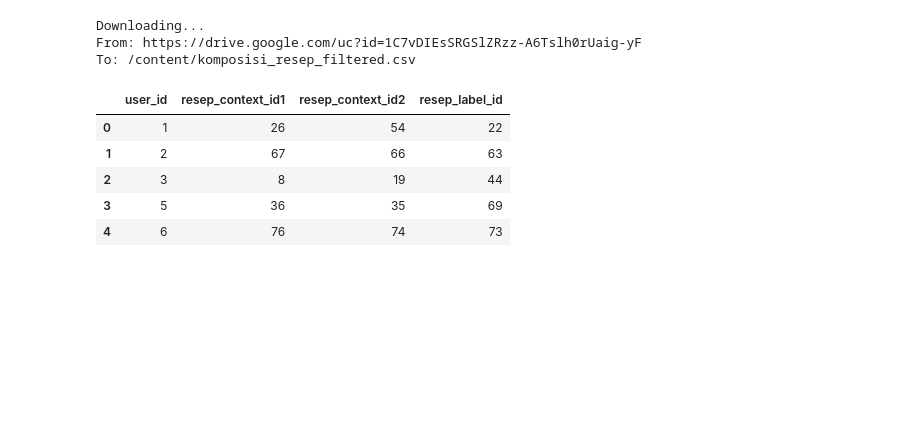
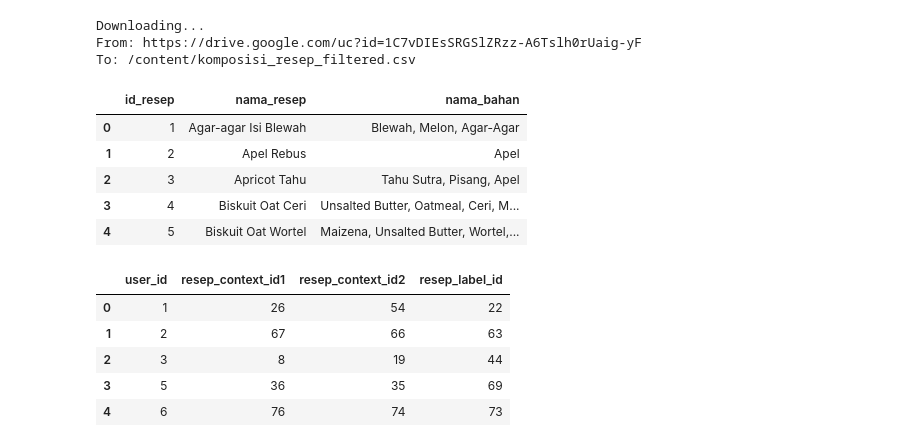
Before and after one commit to fathur666/SIMPASI, a Jupyter notebook: SIMPASI_MODEL_SEQUENTIAL.ipynb, the cells around one changed output. Saved outputs shown, nothing was run; the diff lists cells and outputs as text; code cells hidden in the pictures; blank space fills up the shorter version.

```diff
--- a/SIMPASI_MODEL_SEQUENTIAL.ipynb
+++ b/SIMPASI_MODEL_SEQUENTIAL.ipynb
@@ -365,6 +368,16 @@ komposisi_resep_fix = "/tmp/komposisi_resep_filtered.csv"
 Downloading...
 From: https://drive.google.com/uc?id=1C7vDIEsSRGSlZRzz-A6Tslh0rUaig-yF
 To: /content/komposisi_resep_filtered.csv
+# %%
+komposisi_resep_pd = pd.read_csv(komposisi_resep_fix)
+komposisi_resep_pd.head()
+# %% [output]
+|  | id_resep | nama_resep | nama_bahan |
+| 0 | 1 | Agar-agar Isi Blewah | Blewah, Melon, Agar-Agar |
+| 1 | 2 | Apel Rebus | Apel |
+| 2 | 3 | Apricot Tahu | Tahu Sutra, Pisang, Apel |
+| 3 | 4 | Biskuit Oat Ceri | Unsalted Butter, Oatmeal, Ceri, M... |
+| 4 | 5 | Biskuit Oat Wortel | Maizena, Unsalted Butter, Wortel,... |
 # %%
 feedback_seq = pd.read_csv(feedback_sequential_dir)
 feedback_seq.head()
```
Also changed, not shown: parts of 32 cells of this notebook.
